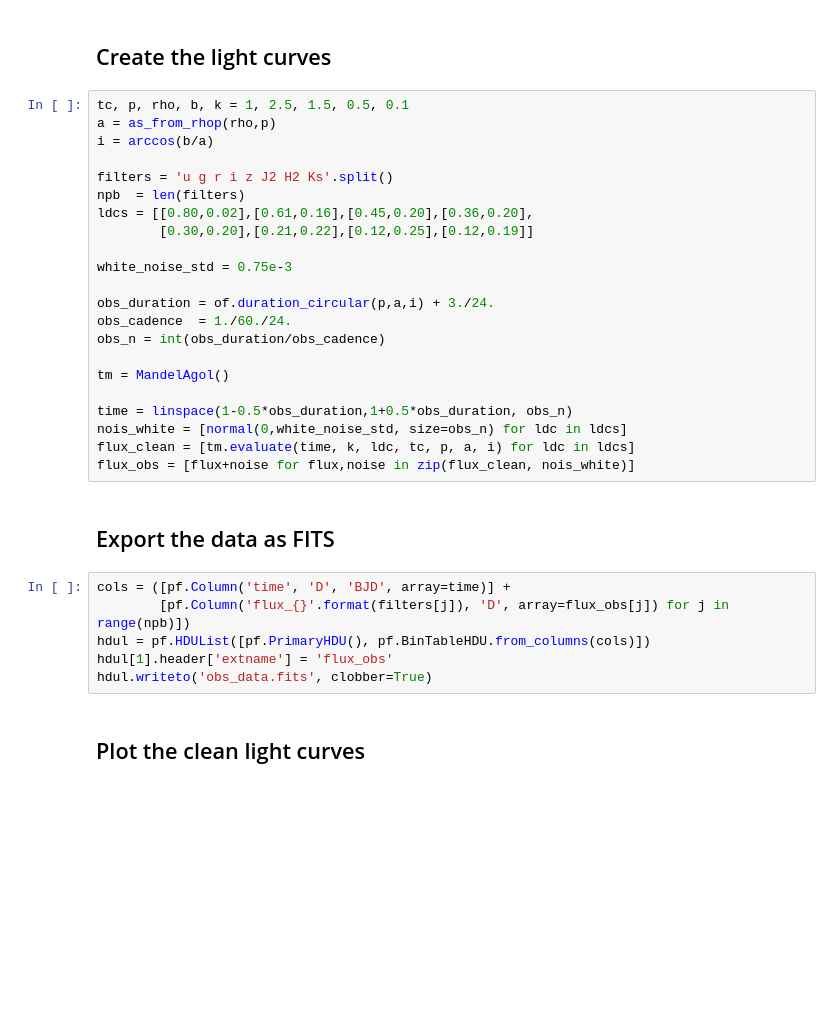
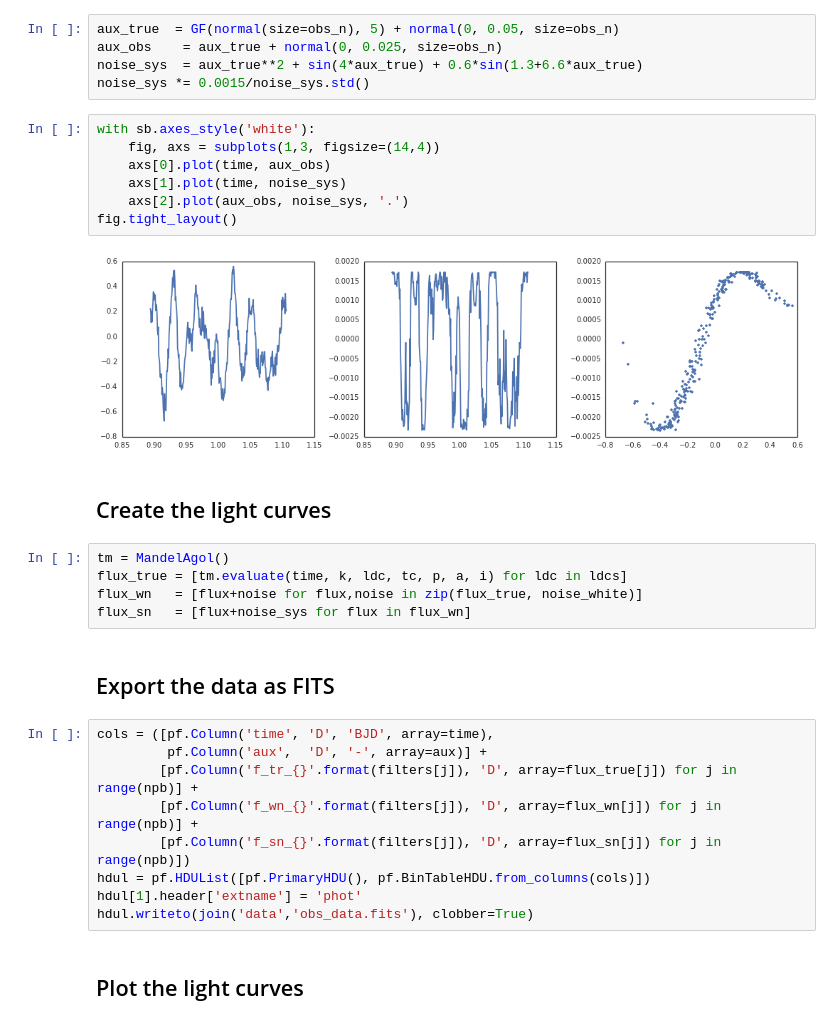
Before and after one commit to hpparvi/PyTransit, a Jupyter notebook: notebooks/A_create_dataset.ipynb, the cells around one changed output. Cells and saved outputs as stored; diff of their text form; blank space fills up the shorter version.

Commit message:
Getting ready for a cleanup.

```diff
--- a/notebooks/A_create_dataset.ipynb
+++ b/notebooks/A_create_dataset.ipynb
@@ -8,34 +61,34 @@ warnings.simplefilter("ignore")
+# %%
+aux_true  = GF(normal(size=obs_n), 5) + normal(0, 0.05, size=obs_n)
+aux_obs    = aux_true + normal(0, 0.025, size=obs_n)
+noise_sys  = aux_true**2 + sin(4*aux_true) + 0.6*sin(1.3+6.6*aux_true)
+noise_sys *= 0.0015/noise_sys.std()
+# %%
+with sb.axes_style('white'):
+    fig, axs = subplots(1,3, figsize=(14,4))
+    axs[0].plot(time, aux_obs)
+    axs[1].plot(time, noise_sys)
+    axs[2].plot(aux_obs, noise_sys, '.')
+fig.tight_layout()
+# %% [output]
+[figure, added]
 # %% [markdown]
 ## Create the light curves
-# %%
-tc, p, rho, b, k = 1, 2.5, 1.5, 0.5, 0.1
-a = as_from_rhop(rho,p)
-i = arccos(b/a)
-
-filters = 'u g r i z J2 H2 Ks'.split()
-npb  = len(filters)
-ldcs = [[0.80,0.02],[0.61,0.16],[0.45,0.20],[0.36,0.20],
-        [0.30,0.20],[0.21,0.22],[0.12,0.25],[0.12,0.19]]
-
-white_noise_std = 0.75e-3
-
-obs_duration = of.duration_circular(p,a,i) + 3./24.
-obs_cadence  = 1./60./24.
-obs_n = int(obs_duration/obs_cadence)
-
-tm = MandelAgol()
-
-time = linspace(1-0.5*obs_duration,1+0.5*obs_duration, obs_n)
-nois_white = [normal(0,white_noise_std, size=obs_n) for ldc in ldcs]
-flux_clean = [tm.evaluate(time, k, ldc, tc, p, a, i) for ldc in ldcs]
-flux_obs = [flux+noise for flux,noise in zip(flux_clean, nois_white)]
+# %%
+tm = MandelAgol()
+flux_true = [tm.evaluate(time, k, ldc, tc, p, a, i) for ldc in ldcs]
+flux_wn   = [flux+noise for flux,noise in zip(flux_true, noise_white)]
+flux_sn   = [flux+noise_sys for flux in flux_wn]
 # %% [markdown]
 ## Export the data as FITS
 # %%
-cols = ([pf.Column('time', 'D', 'BJD', array=time)] +
-        [pf.Column('flux_{}'.format(filters[j]), 'D', array=flux_obs[j]) for j in range(npb)])
+cols = ([pf.Column('time', 'D', 'BJD', array=time),
+         pf.Column('aux',  'D', '-', array=aux)] +
+        [pf.Column('f_tr_{}'.format(filters[j]), 'D', array=flux_true[j]) for j in range(npb)] +
+        [pf.Column('f_wn_{}'.format(filters[j]), 'D', array=flux_wn[j]) for j in range(npb)] +
+        [pf.Column('f_sn_{}'.format(filters[j]), 'D', array=flux_sn[j]) for j in range(npb)])
 hdul = pf.HDUList([pf.PrimaryHDU(), pf.BinTableHDU.from_columns(cols)])
-hdul[1].header['extname'] = 'flux_obs'
-hdul.writeto('obs_data.fits', clobber=True)
+hdul[1].header['extname'] = 'phot'
+hdul.writeto(join('data','obs_data.fits'), clobber=True)
 # %% [markdown]
-## Plot the clean light curves
+## Plot the light curves
```
Also changed, not shown: parts of 15 cells of this notebook, 4 other files.
